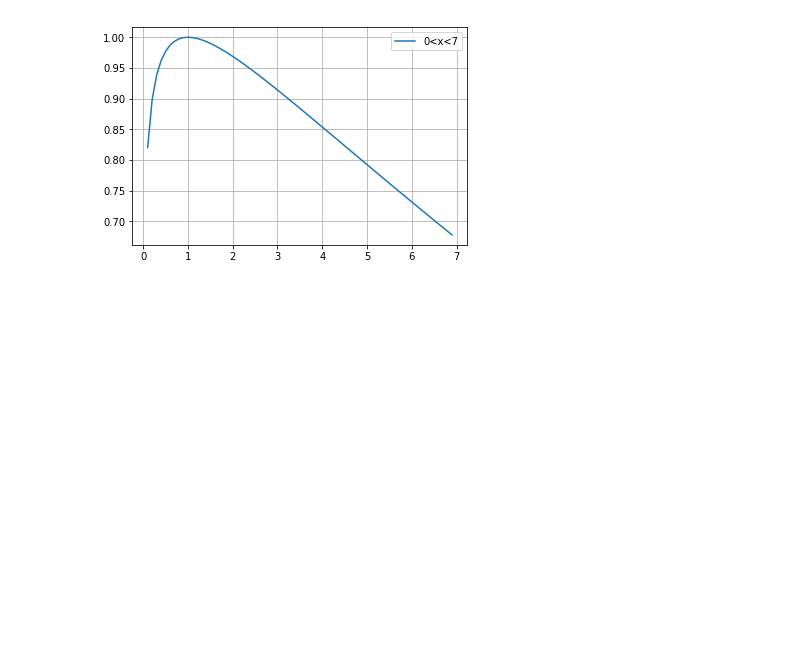
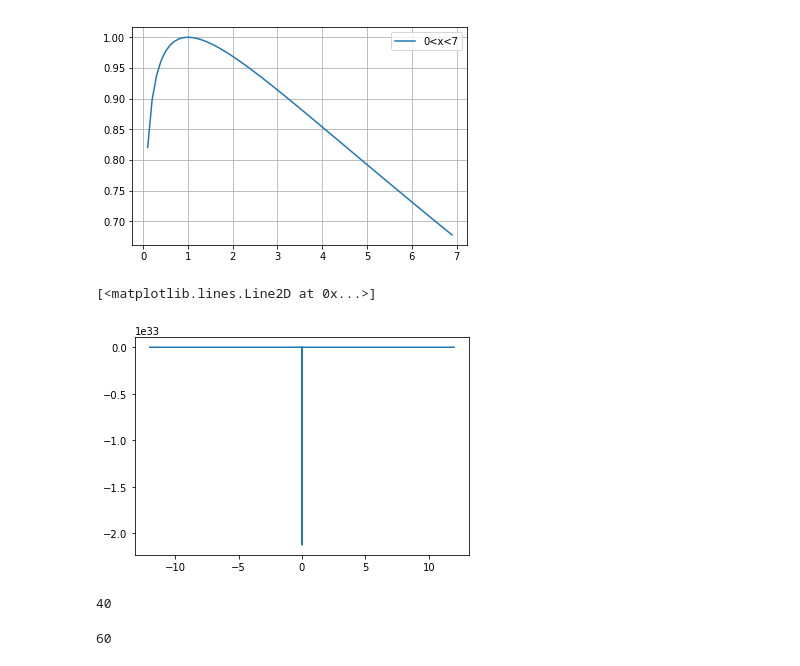
Before and after one commit to ducksfrogs/okuzemi, a Jupyter notebook: files/ipython/2-6.ipynb, the cells around one changed output. Cells and saved outputs as stored; diff of their text form; code cells hidden in the pictures; blank space fills up the shorter version.

```diff
--- a/files/ipython/2-6.ipynb
+++ b/files/ipython/2-6.ipynb
@@ -22,3 +22,20 @@ plt.grid()
 plt.savefig("0_7.png")
 # %% [output]
 [figure]
+# %%
+x = np.arange(-12,12, 0.001)
+# %%
+y = -0.525*np.power(x,5)+ 0.625*np.power(x, -3)
+# %%
+plt.plot(x,y)
+# %% [output]
+[<matplotlib.lines.Line2D at 0x...>]
+[figure, added]
+# %%
+len(x)
+# %% [output]
+40
+# %%
+len(y)
+# %% [output]
+60
```
